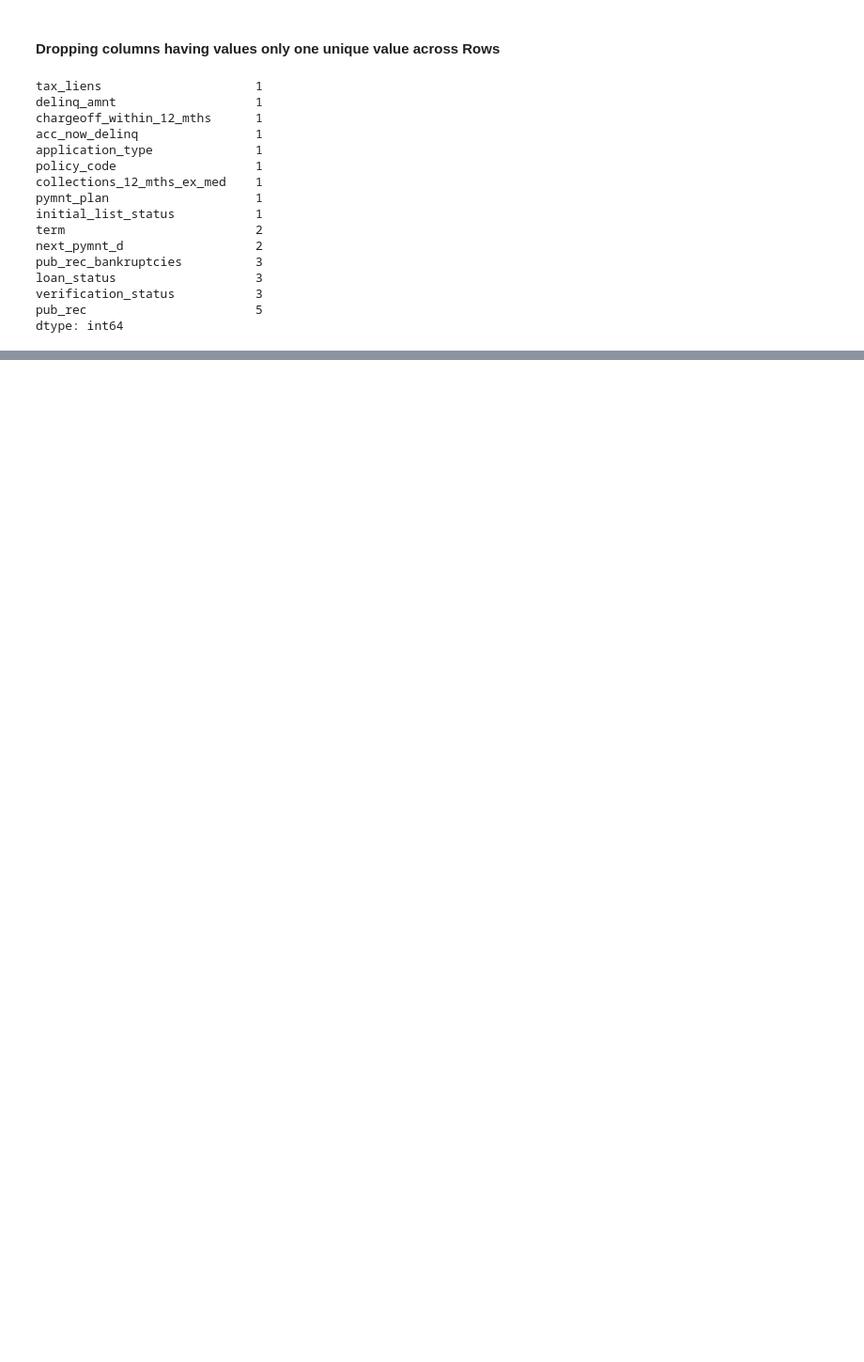
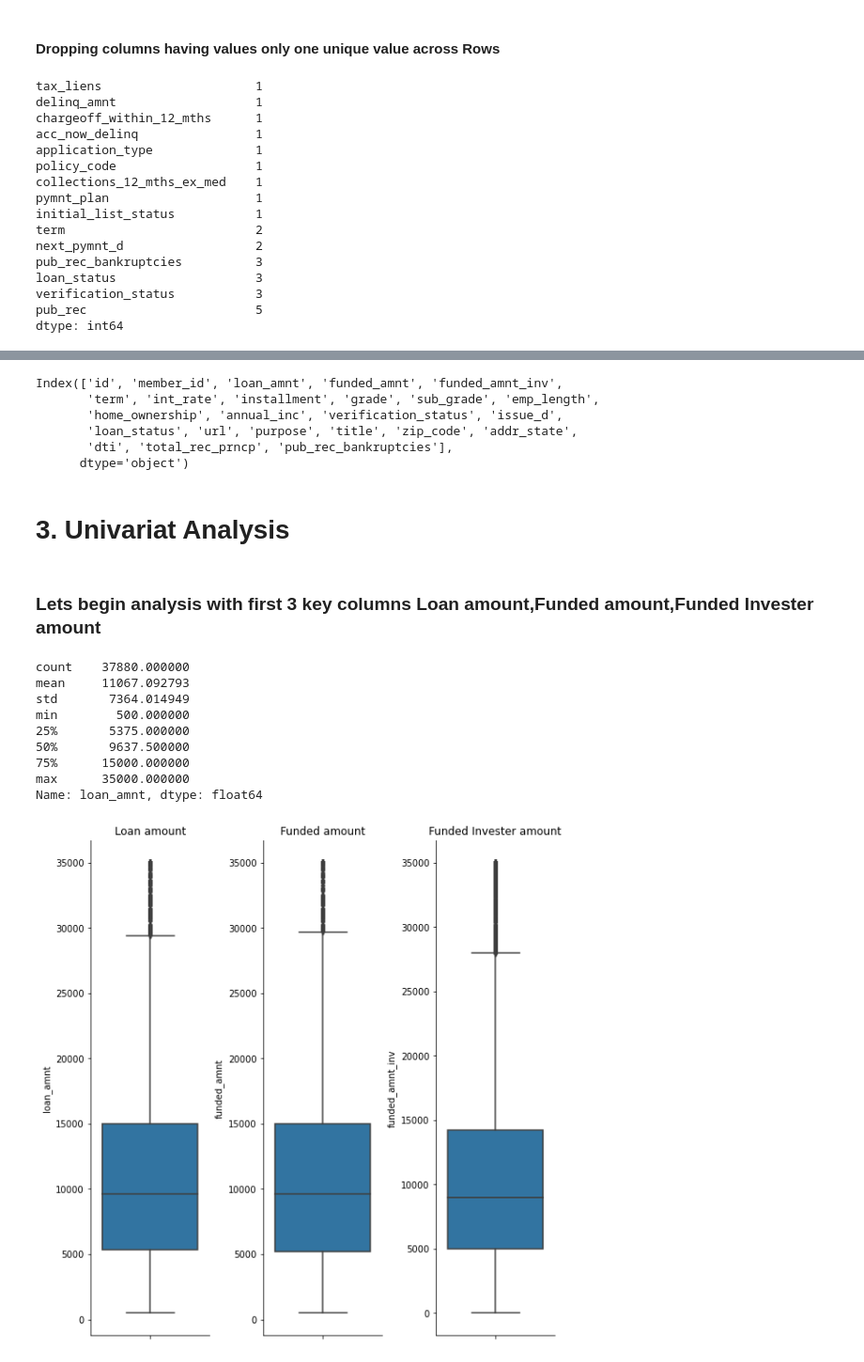
Before and after one commit to Naveenkv93/LeadingLoan_Case_Study, a Jupyter notebook: Case_Study.ipynb, the cells around one changed output, grey strips where cells are left out. Shown at 94% size. Cells and saved outputs as stored; diff of their text form; code cells hidden in the pictures; blank space fills up the shorter version.

Commit message:
Added Univariat Analysis and few columns from Bivariat Analysis

```diff
--- a/Case_Study.ipynb
+++ b/Case_Study.ipynb
@@ -86,0 +172,2 @@ memory usage: 14.5+ MB
+# %%
+loan_column_filter.drop('emp_title',axis=1,inplace=True)
@@ -86,0 +178,3 @@ memory usage: 14.5+ MB
+# %%
+#Remove the empty rows for column pub_rec_bankruptcies
+loan_column_filter = loan_column_filter[~loan_column_filter.pub_rec_bankruptcies.isnull()]
@@ -86,0 +192,3 @@ memory usage: 14.5+ MB
+# %%
+#Remove 1140 records having status as Current
+loan_column_filter = loan_column_filter[~(loan_column_filter.loan_status =='Current')]
@@ -86,0 +202,2 @@ memory usage: 14.5+ MB
+# %%
+loan_column_filter.int_rate = loan_column_filter.int_rate.apply(lambda x: float(x[:-1]) if("%" in x) else float(x))
@@ -86,0 +219,11 @@ memory usage: 14.5+ MB
+# %%
+loan_column_filter.columns
+# %% [output]
+Index(['id', 'member_id', 'loan_amnt', 'funded_amnt', 'funded_amnt_inv',
+       'term', 'int_rate', 'installment', 'grade', 'sub_grade', 'emp_length',
+       'home_ownership', 'annual_inc', 'verification_status', 'issue_d',
+       'loan_status', 'url', 'purpose', 'title', 'zip_code', 'addr_state',
+       'dti', 'total_rec_prncp', 'pub_rec_bankruptcies'],
+      dtype='object')
+# %% [markdown]
+# 3. Univariat Analysis
@@ -86,0 +234,25 @@ memory usage: 14.5+ MB
+# %% [markdown]
+### Lets begin analysis with first 3 key columns Loan amount,Funded amount,Funded Invester amount
+# %%
+fig, ax1 = plt.subplots(1,3,figsize=(8, 8),constrained_layout=True)
+#tidy = df.melt(id_vars='Factor').rename(columns=str.title)
+sns.boxplot(y=loan_column_filter.loan_amnt,ax=ax1[0])
+ax1[0].set_title("Loan amount")
+sns.boxplot(y=loan_column_filter.funded_amnt,ax=ax1[1])
+ax1[1].set_title("Funded amount")
+sns.boxplot(y=loan_column_filter.funded_amnt_inv,ax=ax1[2])
+ax1[2].set_title("Funded Invester amount")
+#seaborn.barplot(y='Value',data=loan_column_filter, ax=ax1)
+print(loan_column_filter.loan_amnt.describe())
+sns.despine(fig)
+# %% [output]
+count    37880.000000
+mean     11067.092793
+std       7364.014949
+min        500.000000
+25%       5375.000000
+50%       9637.500000
+75%      15000.000000
+max      35000.000000
+Name: loan_amnt, dtype: float64
+[figure, added]
```
Also changed, not shown: parts of 65 cells of this notebook.
